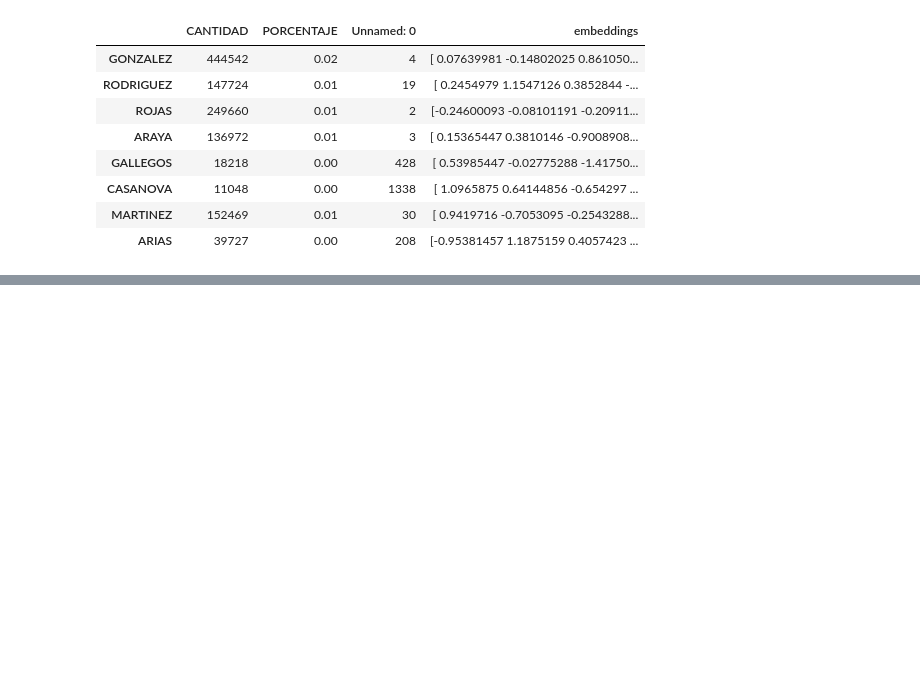
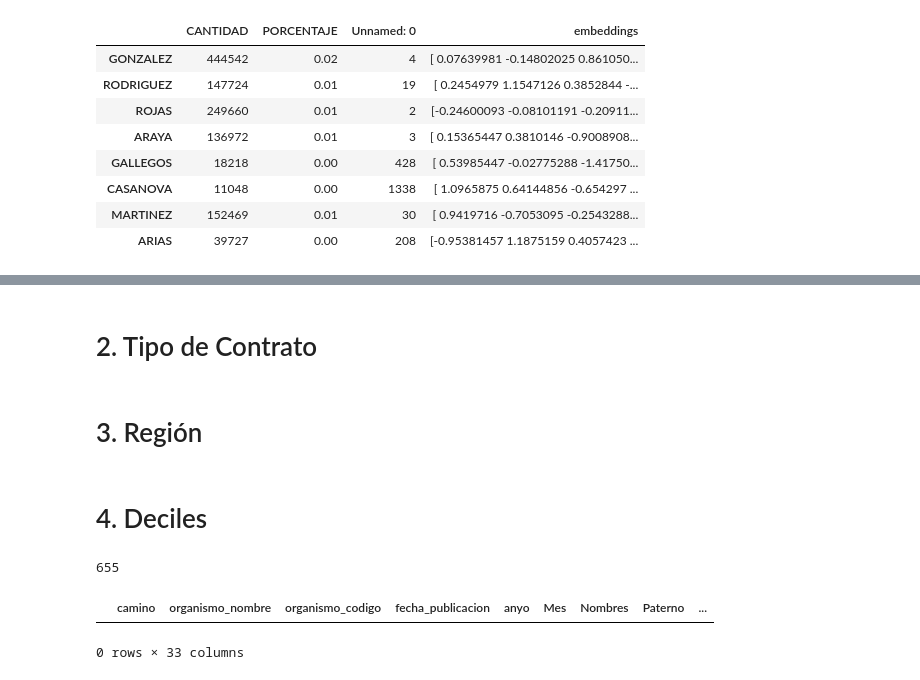
Before and after one commit to Nicolasvegam/transparency-project, a Jupyter notebook: montecarlo/resultados_node2vec.ipynb, the cells around one changed output, grey strips where cells are left out. Cells and saved outputs as stored; diff of their text form; code cells hidden in the pictures; blank space fills up the shorter version.

```diff
--- a/montecarlo/resultados_node2vec.ipynb
+++ b/montecarlo/resultados_node2vec.ipynb
@@ -322,0 +394,16 @@ merged
+# %% [markdown]
+# 2. Tipo de Contrato
+# %% [markdown]
+# 3. Región
+# %% [markdown]
+# 4. Deciles
+# %%
+organismos = set(df_whole['organismo_codigo'])
+len(organismos)
+# %% [output]
+655
+# %%
+df_whole[df_whole['organismo_codigo'] == 'CM053']
+# %% [output]
+|  | camino | organismo_nombre | organismo_codigo | fecha_publicacion | anyo | Mes | Nombres | Paterno | ... |
+0 rows × 33 columns
```
Also changed, not shown: parts of 11 cells of this notebook, 2 other files.
